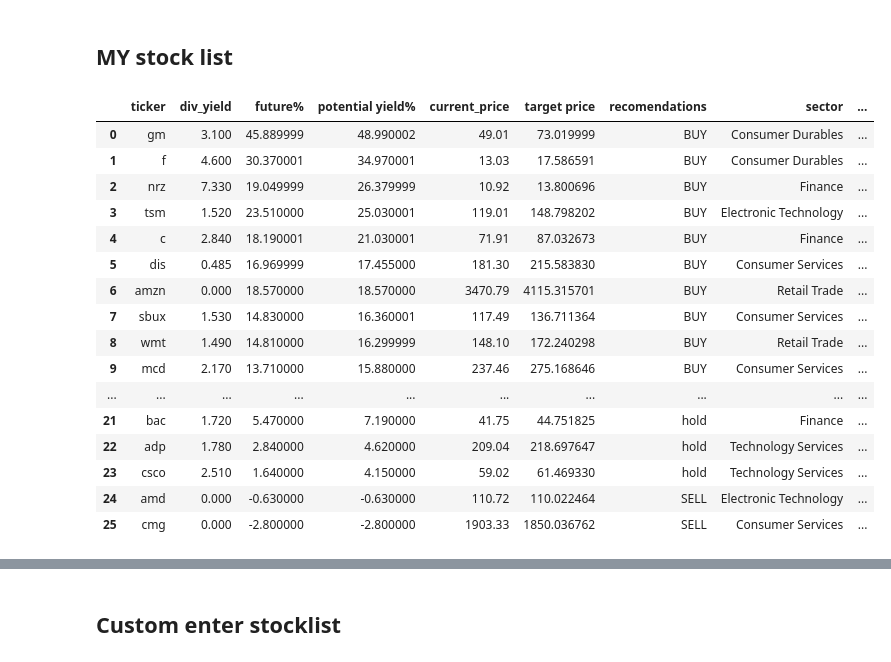
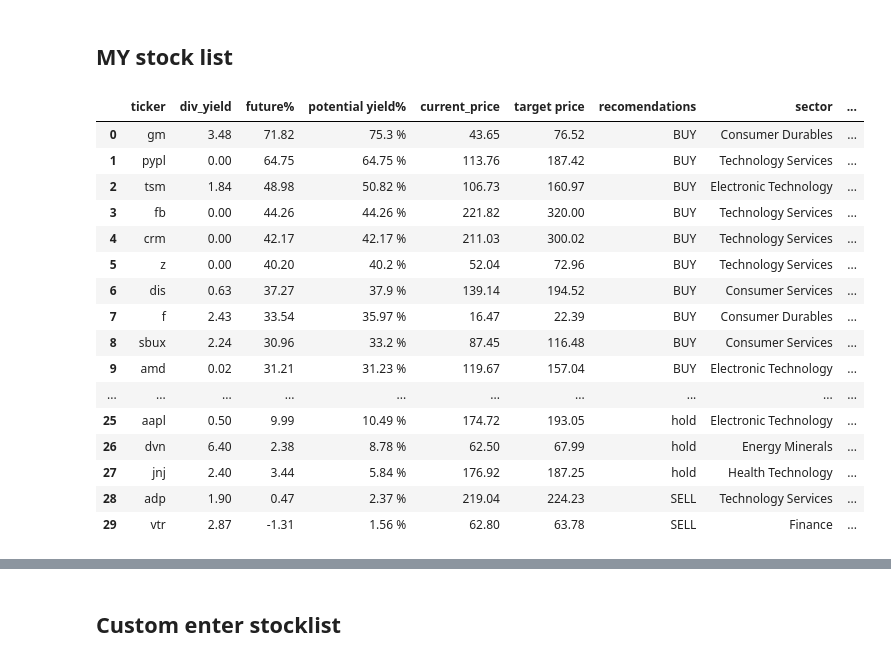
Before and after one commit to CodeBrk3R/Projects, a Jupyter notebook: portfolio_checker.ipynb, the cells around one changed output, grey strips where cells are left out. Drawn from its saved outputs; the diff is of its cells as text; code cells hidden in the pictures.

```diff
--- a/portfolio_checker.ipynb
+++ b/portfolio_checker.ipynb
@@ -337,0 +349,4 @@ data
+# %%
+#@title
+yeild_curve=get_curve()
+yeild_curve.plot(figsize=(15,6),grid=True,title='Current Treasury Yields')
@@ -337,0 +356,5 @@ data
+# %%
+#@title
+x=yeild_curve['10 Yr'].pct_change()
+ret=(x+1).cumprod()
+volitility=np.std(ret)*np.sqrt(252)
@@ -353,5 +409,0 @@ data
-# %%
-#@title Get a stocks trade signals!
-x = input("what ticker symbol to check for trade signals?\n")
-print(x,' signals!','\n')
-get_signal(x)
@@ -539,48 +440,46 @@ data.to_csv(f'dividend stock analysis {today.date()}.csv',index=0)
 ## **MY stock list**
 # %%
 #@title my portfolio picks!
-stonks = ['csco','dis','sbux','o','adp','c','nrz','msft','jpm','bac','jnj','aapl','pypl','crwd','gm','tsm','amd','amzn','crm','vtr','wmt','f','gm','mcd','ko','tgt','cmg']
+stonks = ['sbra','dlr','cold','umh','dis','c','nrz','msft','jpm','jnj','aapl','z','fb','vtr','dis','googl','sbux','o','adp','pypl','crwd','gm','tsm','amd','amzn','crm','wmt','tgt','cmg','f','dvn']
 data2 = analyze_list(stonks)
-industry = []
-pro_grade = []
-sector = []
-for item in data2['ticker']:
-  answer = get_industry(item)
-  industry.append(answer)
-  answer2 = current_grade(item)
-  pro_grade.append(answer2)
-  answer3 = get_sector(item)
-  sector.append(answer3)
+data2['sector'] = [get_sector(item) for item in data2['ticker']]
+data2['industry'] = [get_industry(item) for item in data2['ticker']]
+data2['20-50 MA'] = [last_signal(item) for item in data2['ticker']]
+data2['pro_grade'] = [current_grade(item) for item in data2['ticker']]
+data2['PE Ratio'] = [get_pe(x) for x in data2['ticker']]
+data2['future']=[get_profit(x)[1]['1y Target Est'] for x in data2['ticker']]
 
-data2['sector'] = sector
-data2['industry'] = industry
-data2['20-50 MA'] = [last_signal(item) for item in data2['ticker']]
-data2['pro_grade'] = pro_grade
-
-data2= data2.reset_index(drop=True)
+data2 = data2.reset_index(drop=True)
 
 data2.loc[(data2.ticker == 'o'),'div_yield']=data2[data2['ticker']=='o']['div_yield']*3
 data2.loc[(data2.ticker == 'o'),'potential yield%']=data2[data2['ticker']=='o']['div_yield']+data2[data2['ticker']=='o']['future%']
 data2.loc[(data2.ticker == 'dis'),'div_yield']=data2[data2['ticker']=='dis']['div_yield']/4
 data2.loc[(data2.ticker == 'dis'),'potential yield%']=data2[data2['ticker']=='dis']['div_yield']+data2[data2['ticker']=='dis']['future%']
-data2.sort_values('potential yield%', ascending=False)
+data2[['div_yield','future%',	'potential yield%','target price']]=data2[['div_yield','future%',	'potential yield%','target price']].astype('float').round(2)
+#data2['div_yield']=data2['div_yield'].transform(lambda x: f"{x} %")
+#data2['future%']=data2['future%'].transform(lambda x: f"{x} %")
+data2['signal'] =data2['20-50 MA'].transform(lambda x: x[1])
+data2['alert_date'] =data2['20-50 MA'].transform(lambda x: x[0])
+data2['potential yield%']=data2['potential yield%'].transform(lambda x: f"{x} %")
+data2['real_deal']= round((data2['future']-data2['current_price'])/data2['future']*100)
+data2.sort_values('real_deal',ascending=False)
 
 data2
 # %% [output]
 |  | ticker | div_yield | future% | potential yield% | current_price | target price | recomendations | sector | ... |
-| 0 | gm | 3.100 | 45.889999 | 48.990002 | 49.01 | 73.019999 | BUY | Consumer Durables | ... |
-| 1 | f | 4.600 | 30.370001 | 34.970001 | 13.03 | 17.586591 | BUY | Consumer Durables | ... |
-| 2 | nrz | 7.330 | 19.049999 | 26.379999 | 10.92 | 13.800696 | BUY | Finance | ... |
-| 3 | tsm | 1.520 | 23.510000 | 25.030001 | 119.01 | 148.798202 | BUY | Electronic Technology | ... |
-| 4 | c | 2.840 | 18.190001 | 21.030001 | 71.91 | 87.032673 | BUY | Finance | ... |
-| 5 | dis | 0.485 | 16.969999 | 17.455000 | 181.30 | 215.583830 | BUY | Consumer Services | ... |
-| 6 | amzn | 0.000 | 18.570000 | 18.570000 | 3470.79 | 4115.315701 | BUY | Retail Trade | ... |
-| 7 | sbux | 1.530 | 14.830000 | 16.360001 | 117.49 | 136.711364 | BUY | Consumer Services | ... |
-| 8 | wmt | 1.490 | 14.810000 | 16.299999 | 148.10 | 172.240298 | BUY | Retail Trade | ... |
-| 9 | mcd | 2.170 | 13.710000 | 15.880000 | 237.46 | 275.168646 | BUY | Consumer Services | ... |
+| 0 | gm | 3.48 | 71.82 | 75.3 % | 43.65 | 76.52 | BUY | Consumer Durables | ... |
+| 1 | pypl | 0.00 | 64.75 | 64.75 % | 113.76 | 187.42 | BUY | Technology Services | ... |
+| 2 | tsm | 1.84 | 48.98 | 50.82 % | 106.73 | 160.97 | BUY | Electronic Technology | ... |
+| 3 | fb | 0.00 | 44.26 | 44.26 % | 221.82 | 320.00 | BUY | Technology Services | ... |
+| 4 | crm | 0.00 | 42.17 | 42.17 % | 211.03 | 300.02 | BUY | Technology Services | ... |
+| 5 | z | 0.00 | 40.20 | 40.2 % | 52.04 | 72.96 | BUY | Technology Services | ... |
+| 6 | dis | 0.63 | 37.27 | 37.9 % | 139.14 | 194.52 | BUY | Consumer Services | ... |
+| 7 | f | 2.43 | 33.54 | 35.97 % | 16.47 | 22.39 | BUY | Consumer Durables | ... |
+| 8 | sbux | 2.24 | 30.96 | 33.2 % | 87.45 | 116.48 | BUY | Consumer Services | ... |
+| 9 | amd | 0.02 | 31.21 | 31.23 % | 119.67 | 157.04 | BUY | Electronic Technology | ... |
 | ... | ... | ... | ... | ... | ... | ... | ... | ... | ... |
-| 21 | bac | 1.720 | 5.470000 | 7.190000 | 41.75 | 44.751825 | hold | Finance | ... |
-| 22 | adp | 1.780 | 2.840000 | 4.620000 | 209.04 | 218.697647 | hold | Technology Services | ... |
-| 23 | csco | 2.510 | 1.640000 | 4.150000 | 59.02 | 61.469330 | hold | Technology Services | ... |
-| 24 | amd | 0.000 | -0.630000 | -0.630000 | 110.72 | 110.022464 | SELL | Electronic Technology | ... |
-| 25 | cmg | 0.000 | -2.800000 | -2.800000 | 1903.33 | 1850.036762 | SELL | Consumer Services | ... |
+| 25 | aapl | 0.50 | 9.99 | 10.49 % | 174.72 | 193.05 | hold | Electronic Technology | ... |
+| 26 | dvn | 6.40 | 2.38 | 8.78 % | 62.50 | 67.99 | hold | Energy Minerals | ... |
+| 27 | jnj | 2.40 | 3.44 | 5.84 % | 176.92 | 187.25 | hold | Health Technology | ... |
+| 28 | adp | 1.90 | 0.47 | 2.37 % | 219.04 | 224.23 | SELL | Technology Services | ... |
+| 29 | vtr | 2.87 | -1.31 | 1.56 % | 62.80 | 63.78 | SELL | Finance | ... |
```
Also changed, not shown: parts of 33 cells of this notebook.
